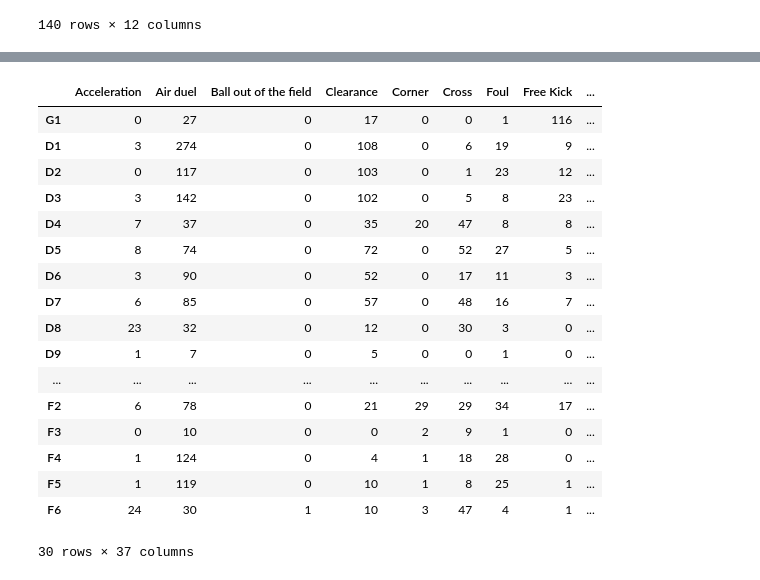
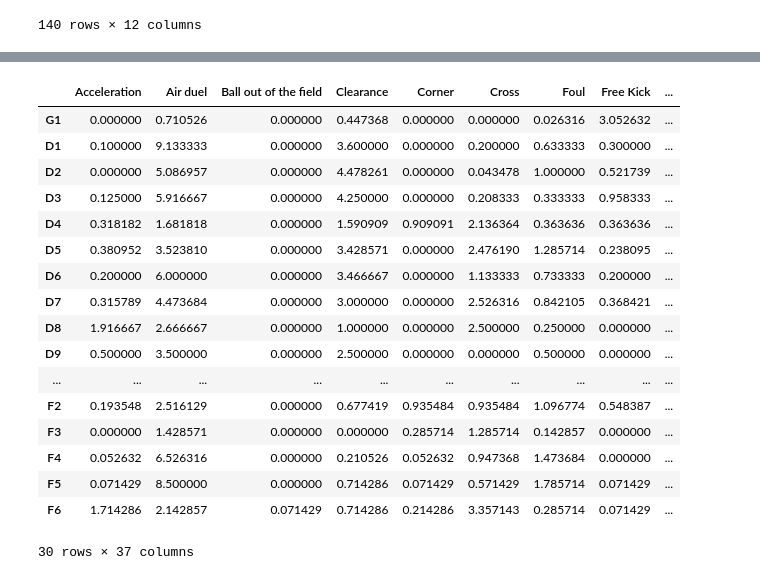
Before and after one commit to GZNGroup/2020MCM-ICM, a Jupyter notebook: 2020_Weekend1_Problems/processing.ipynb, the cells around one changed output, grey strips where cells are left out. Cells and saved outputs as stored; diff of their text form; code cells hidden in the pictures.

```diff
--- a/2020_Weekend1_Problems/processing.ipynb
+++ b/2020_Weekend1_Problems/processing.ipynb
@@ -45,3 +45,15 @@ memory usage: 5.4+ MB
 | 58960 | 38 | Opponent14 | Opponent14_F1 | NaN | 2H | 1430.887828 | Offside | ... |
 | 59164 | 38 | Huskies | Huskies_F6 | NaN | 2H | 2308.274162 | Offside | ... |
 140 rows × 12 columns
+# %%
+Playtime={}
+for i in range(38):
+    data111 = pd.read_csv("./2020_Problem_D_DATA/Pass/Match"+str(i+1)+".csv", index_col= 0, header= 0)
+    Players = data111.index
+    for player in Players:
+        if player in Playtime:
+            Playtime[player]+=1
+        else:
+            Playtime[player]=1
+#sorted(Playtime.items(),key=lambda x:x[1],reverse=True)
+Playtime
@@ -118,33 +148,36 @@ EventTypeList = pd.DataFrame(data.groupby(["EventType"]))[0].tolist()
 EventSubTypeList = pd.DataFrame(data.groupby(["EventSubType"]))[0].tolist()
 EventSubTypeList.append("Offside")
 # %%
-PlayerData = pd.DataFrame(index=PlayersDict.keys(), columns=EventSubTypeList, data=0)
+PlayerData = pd.DataFrame(index=PlayersDict.keys(), columns=EventSubTypeList, data=0.0)
 N = data.shape[0]
 for i in range(0,N):
     if (data['TeamID'][i] == 'Huskies'):
         try:
             PlayerData[data['EventSubType'][i]][PlayersDict[data['OriginPlayerID'][i]]] += 1
         except:
             data['EventSubType'][i] = 'Offside'
             PlayerData[data['EventSubType'][i]][PlayersDict[data['OriginPlayerID'][i]]] += 1
+for i in range(30):
+    for j in PlayerData.columns:
+        PlayerData[j][i]/=Playtime[PlayersDictShortRev[i]]
 PlayerData.index=PlayersDictShort.keys()
 PlayerData
 # %% [output]
 |  | Acceleration | Air duel | Ball out of the field | Clearance | Corner | Cross | Foul | Free Kick | ... |
-| G1 | 0 | 27 | 0 | 17 | 0 | 0 | 1 | 116 | ... |
-| D1 | 3 | 274 | 0 | 108 | 0 | 6 | 19 | 9 | ... |
-| D2 | 0 | 117 | 0 | 103 | 0 | 1 | 23 | 12 | ... |
-| D3 | 3 | 142 | 0 | 102 | 0 | 5 | 8 | 23 | ... |
-| D4 | 7 | 37 | 0 | 35 | 20 | 47 | 8 | 8 | ... |
-| D5 | 8 | 74 | 0 | 72 | 0 | 52 | 27 | 5 | ... |
-| D6 | 3 | 90 | 0 | 52 | 0 | 17 | 11 | 3 | ... |
-| D7 | 6 | 85 | 0 | 57 | 0 | 48 | 16 | 7 | ... |
-| D8 | 23 | 32 | 0 | 12 | 0 | 30 | 3 | 0 | ... |
-| D9 | 1 | 7 | 0 | 5 | 0 | 0 | 1 | 0 | ... |
+| G1 | 0.000000 | 0.710526 | 0.000000 | 0.447368 | 0.000000 | 0.000000 | 0.026316 | 3.052632 | ... |
+| D1 | 0.100000 | 9.133333 | 0.000000 | 3.600000 | 0.000000 | 0.200000 | 0.633333 | 0.300000 | ... |
+| D2 | 0.000000 | 5.086957 | 0.000000 | 4.478261 | 0.000000 | 0.043478 | 1.000000 | 0.521739 | ... |
+| D3 | 0.125000 | 5.916667 | 0.000000 | 4.250000 | 0.000000 | 0.208333 | 0.333333 | 0.958333 | ... |
+| D4 | 0.318182 | 1.681818 | 0.000000 | 1.590909 | 0.909091 | 2.136364 | 0.363636 | 0.363636 | ... |
+| D5 | 0.380952 | 3.523810 | 0.000000 | 3.428571 | 0.000000 | 2.476190 | 1.285714 | 0.238095 | ... |
+| D6 | 0.200000 | 6.000000 | 0.000000 | 3.466667 | 0.000000 | 1.133333 | 0.733333 | 0.200000 | ... |
+| D7 | 0.315789 | 4.473684 | 0.000000 | 3.000000 | 0.000000 | 2.526316 | 0.842105 | 0.368421 | ... |
+| D8 | 1.916667 | 2.666667 | 0.000000 | 1.000000 | 0.000000 | 2.500000 | 0.250000 | 0.000000 | ... |
+| D9 | 0.500000 | 3.500000 | 0.000000 | 2.500000 | 0.000000 | 0.000000 | 0.500000 | 0.000000 | ... |
 | ... | ... | ... | ... | ... | ... | ... | ... | ... | ... |
-| F2 | 6 | 78 | 0 | 21 | 29 | 29 | 34 | 17 | ... |
-| F3 | 0 | 10 | 0 | 0 | 2 | 9 | 1 | 0 | ... |
-| F4 | 1 | 124 | 0 | 4 | 1 | 18 | 28 | 0 | ... |
-| F5 | 1 | 119 | 0 | 10 | 1 | 8 | 25 | 1 | ... |
-| F6 | 24 | 30 | 1 | 10 | 3 | 47 | 4 | 1 | ... |
+| F2 | 0.193548 | 2.516129 | 0.000000 | 0.677419 | 0.935484 | 0.935484 | 1.096774 | 0.548387 | ... |
+| F3 | 0.000000 | 1.428571 | 0.000000 | 0.000000 | 0.285714 | 1.285714 | 0.142857 | 0.000000 | ... |
+| F4 | 0.052632 | 6.526316 | 0.000000 | 0.210526 | 0.052632 | 0.947368 | 1.473684 | 0.000000 | ... |
+| F5 | 0.071429 | 8.500000 | 0.000000 | 0.714286 | 0.071429 | 0.571429 | 1.785714 | 0.071429 | ... |
+| F6 | 1.714286 | 2.142857 | 0.071429 | 0.714286 | 0.214286 | 3.357143 | 0.285714 | 0.071429 | ... |
 30 rows × 37 columns
```
Also changed, not shown: parts of 11 cells of this notebook, 7 other files.
